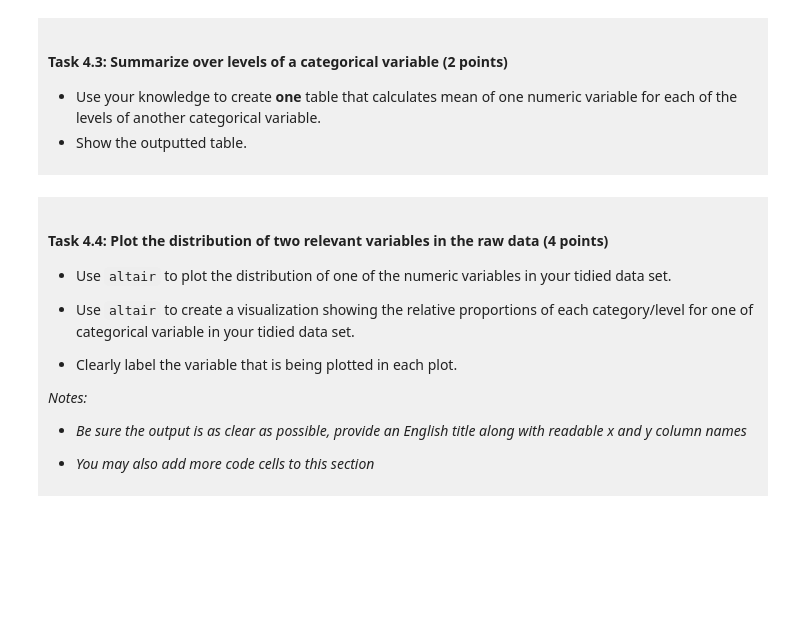
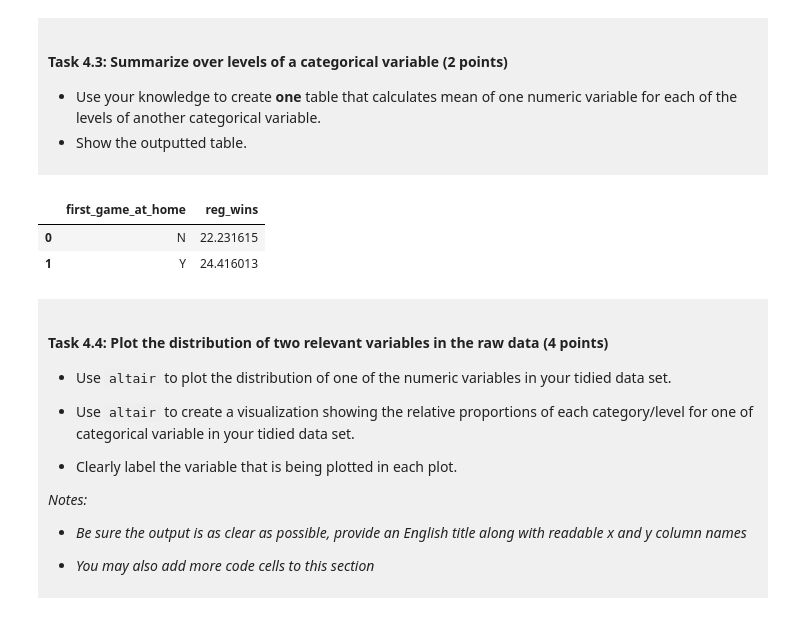
Before and after one commit to Angelina2501/dsci-100-project-angelina-makkar, a Jupyter notebook: dsci-100-project-notebook.ipynb, the cells around one changed output. Saved outputs shown, nothing was run; the diff lists cells and outputs as text; code cells hidden in the pictures; blank space fills up the shorter version.

```diff
--- a/dsci-100-project-notebook.ipynb
+++ b/dsci-100-project-notebook.ipynb
@@ -259,6 +281,12 @@ You will refine your research question (if needed) and produce a tidy data set.
 </div>
 # %%
 ### EDIT THIS CODE CELL ###
+mean_data = tidy_data.groupby("first_game_at_home")["reg_wins"].mean().reset_index()
+mean_data
+# %% [output]
+|  | first_game_at_home | reg_wins |
+| 0 | N | 22.231615 |
+| 1 | Y | 24.416013 |
 # %% [markdown]
 <div style="background-color: #f0f0f0; padding: 10px;">
 
```
Also changed, not shown: parts of 11 cells of this notebook.
